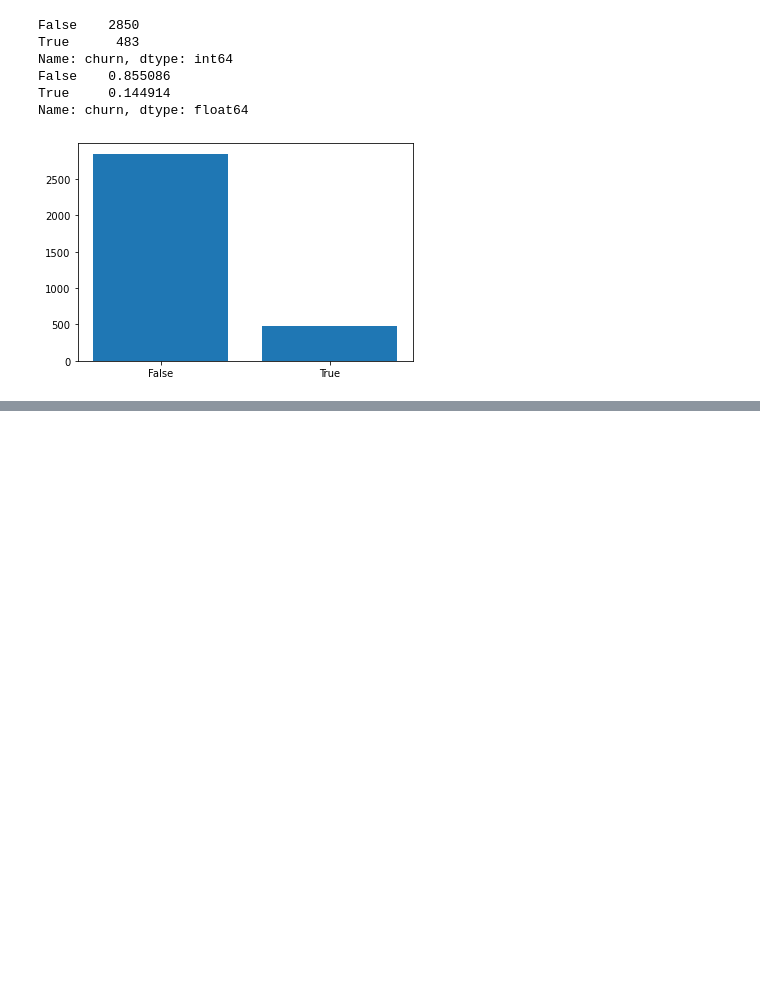
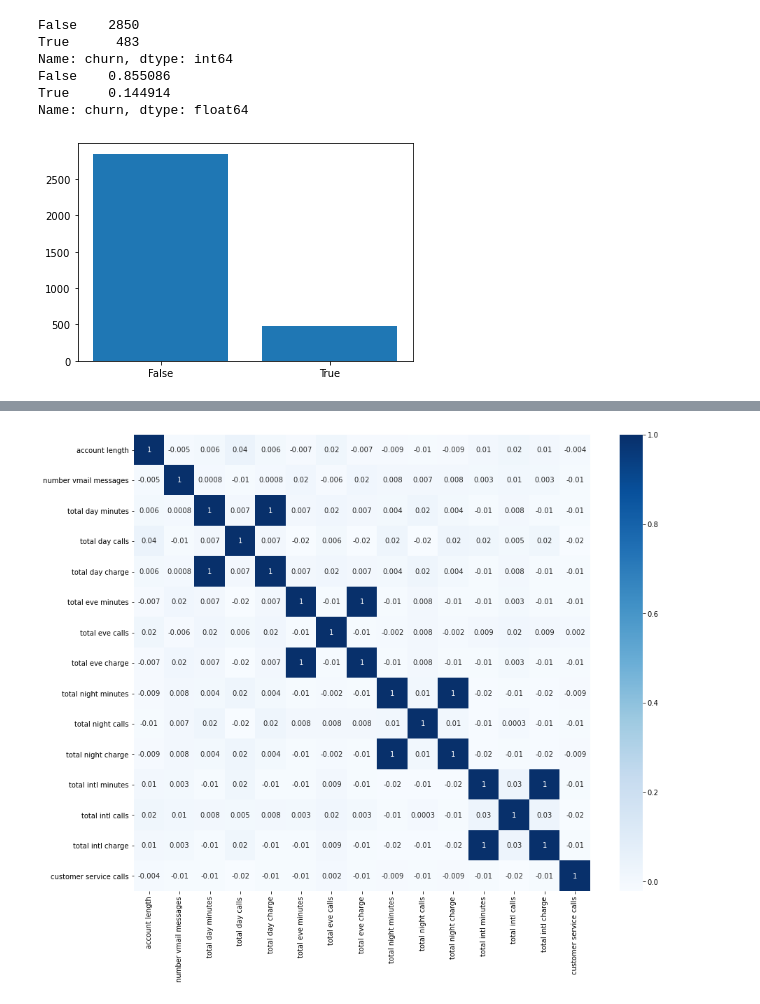
Before and after one commit to taingocbui/phase3_project, a Jupyter notebook: project3.ipynb, the cells around one changed output, grey strips where cells are left out. Drawn from its saved outputs; the diff is of its cells as text; code cells hidden in the pictures; blank space fills up the shorter version.

```diff
--- a/project3.ipynb
+++ b/project3.ipynb
@@ -85,0 +165,8 @@ This public dataset is provided by the CrowdAnalytix community as part of their
+# %%
+corr_mat = df[numeric_features].corr()
+plt.subplots(figsize=(15,12))
+sns.heatmap(corr_mat, annot=True, cmap='Blues', square=True,fmt='.0g');
+plt.xticks(rotation=90);
+plt.yticks(rotation=0);
+# %% [output]
+[figure, added]
```
Also changed, not shown: parts of 31 cells of this notebook.
